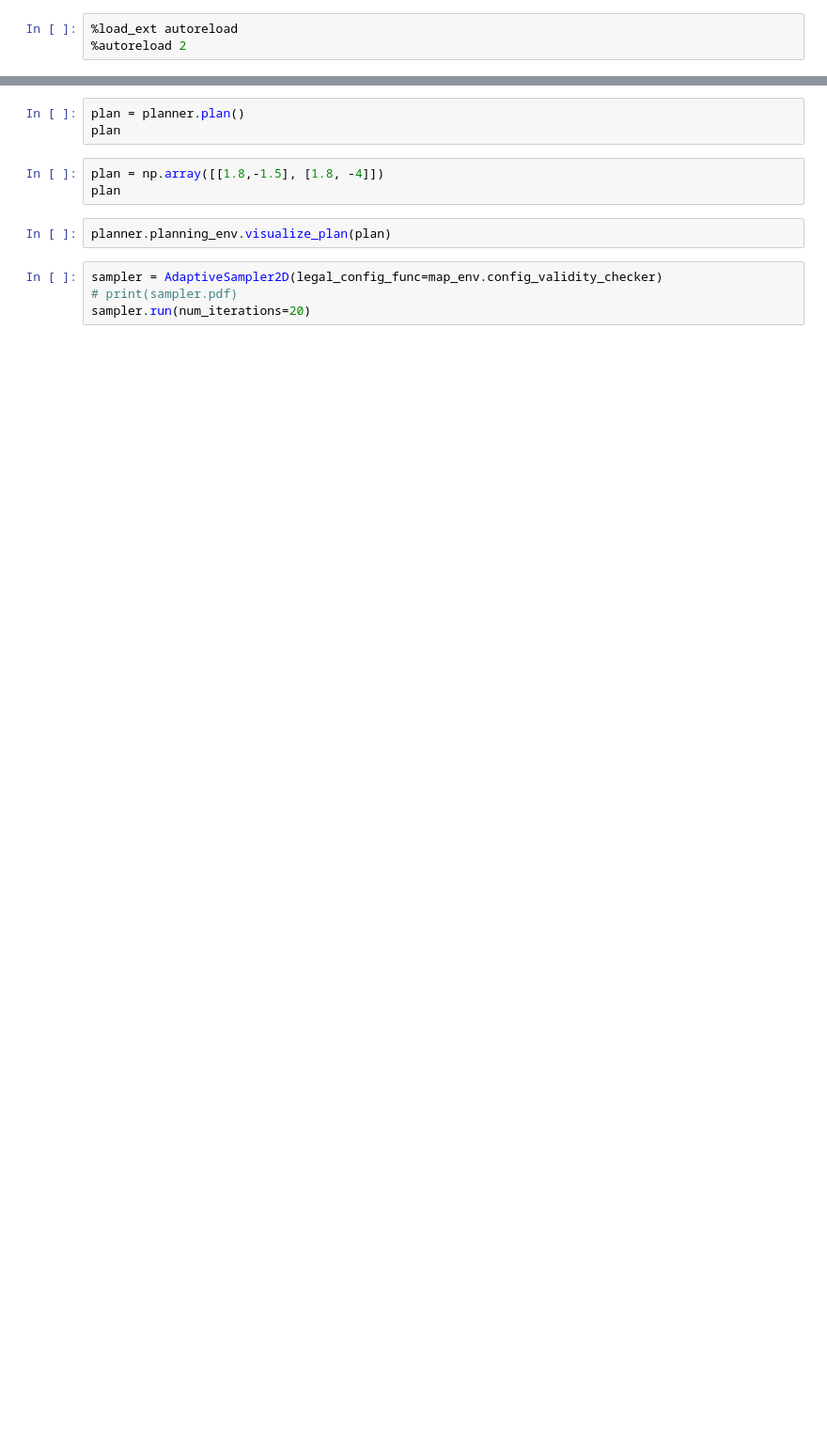
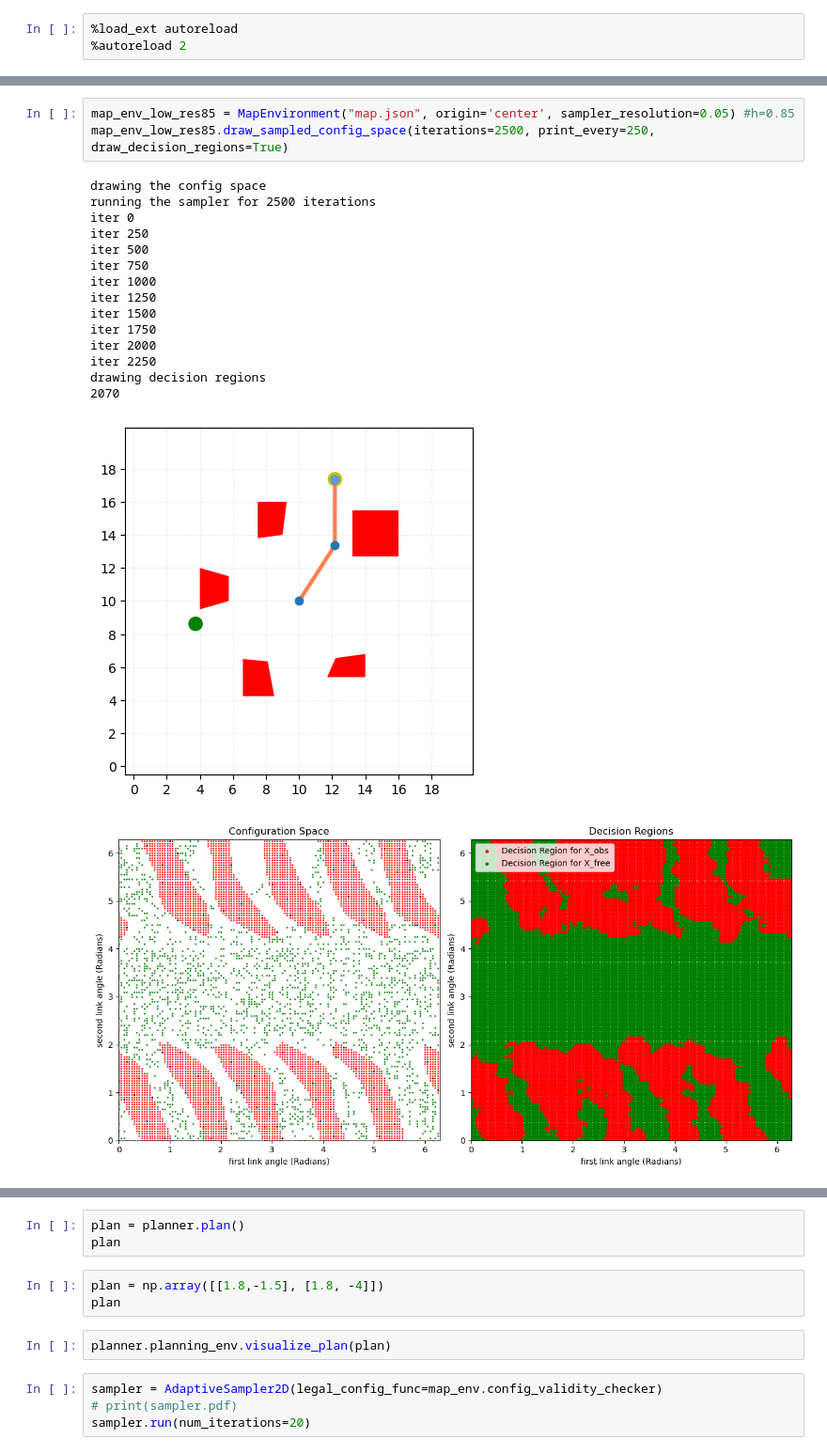
Before and after one commit to TamirOffen/ml_sampling, a Jupyter notebook: code/random_tests.ipynb, the cells around one changed output, grey strips where cells are left out. Shown at 94% size. Saved outputs shown, nothing was run; the diff lists cells and outputs as text; blank space fills up the shorter version.

```diff
--- a/code/random_tests.ipynb
+++ b/code/random_tests.ipynb
@@ -21,0 +41,20 @@ map_env.draw_sampled_config_space(iterations=1000, resolution=0.05, uniform=True
+# %%
+map_env_low_res85 = MapEnvironment("map.json", origin='center', sampler_resolution=0.05) #h=0.85
+map_env_low_res85.draw_sampled_config_space(iterations=2500, print_every=250, draw_decision_regions=True)
+# %% [output]
+drawing the config space
+running the sampler for 2500 iterations
+iter 0
+iter 250
+iter 500
+iter 750
+iter 1000
+iter 1250
+iter 1500
+iter 1750
+iter 2000
+iter 2250
+drawing decision regions
+2070
+[figure, added]
+[figure, added]
```
Also changed, not shown: parts of 20 cells of this notebook, 5 other files.
